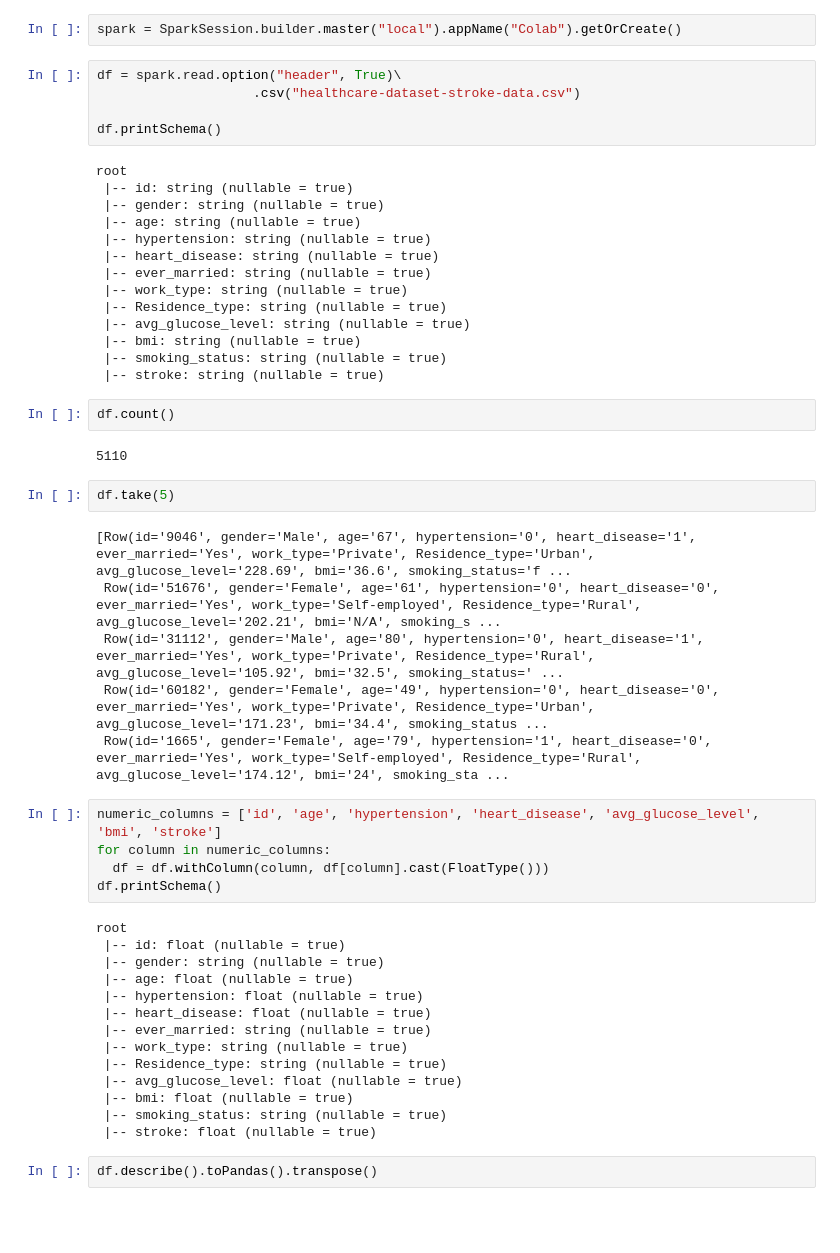
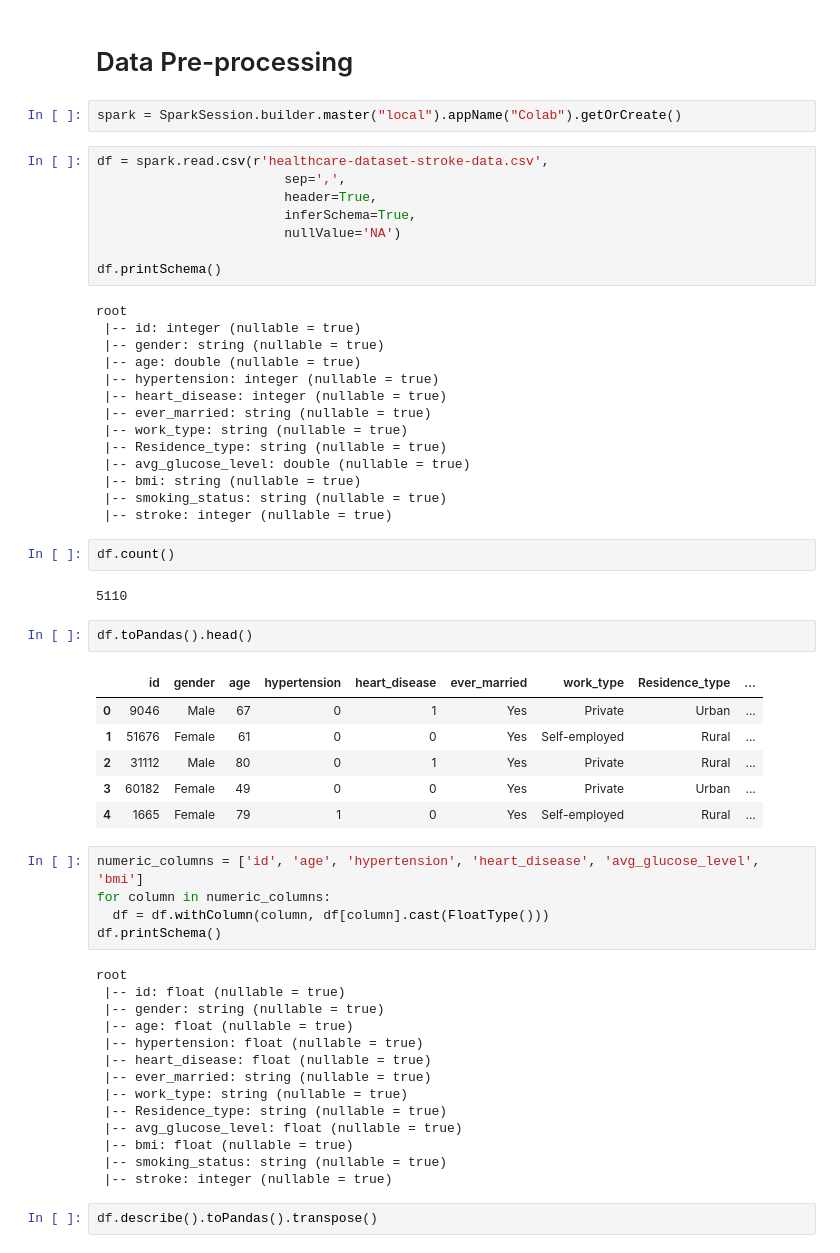
Before and after one commit to JouRous/BigData_FinalProject, a Jupyter notebook: final.ipynb, the cells around one changed output. Saved outputs shown, nothing was run; the diff lists cells and outputs as text; blank space fills up the shorter version.

```diff
--- a/final.ipynb
+++ b/final.ipynb
@@ -17,38 +24,44 @@ import seaborn as sns
+# %% [markdown]
+# Data Pre-processing
 # %%
 spark = SparkSession.builder.master("local").appName("Colab").getOrCreate()
 # %%
-df = spark.read.option("header", True)\
-                    .csv("healthcare-dataset-stroke-data.csv")
+df = spark.read.csv(r'healthcare-dataset-stroke-data.csv',
+                        sep=',',
+                        header=True,
+                        inferSchema=True,
+                        nullValue='NA')
 
 df.printSchema()
 # %% [output]
 root
- |-- id: string (nullable = true)
+ |-- id: integer (nullable = true)
  |-- gender: string (nullable = true)
- |-- age: string (nullable = true)
- |-- hypertension: string (nullable = true)
- |-- heart_disease: string (nullable = true)
+ |-- age: double (nullable = true)
+ |-- hypertension: integer (nullable = true)
+ |-- heart_disease: integer (nullable = true)
  |-- ever_married: string (nullable = true)
  |-- work_type: string (nullable = true)
  |-- Residence_type: string (nullable = true)
- |-- avg_glucose_level: string (nullable = true)
+ |-- avg_glucose_level: double (nullable = true)
  |-- bmi: string (nullable = true)
  |-- smoking_status: string (nullable = true)
- |-- stroke: string (nullable = true)
+ |-- stroke: integer (nullable = true)
 # %%
 df.count()
 # %% [output]
 5110
-# %%
-df.take(5)
-# %% [output]
-[Row(id='9046', gender='Male', age='67', hypertension='0', heart_disease='1', ever_married='Yes', work_type='Private', Residence_type='Urban', avg_glucose_level='228.69', bmi='36.6', smoking_status='f ...
- Row(id='51676', gender='Female', age='61', hypertension='0', heart_disease='0', ever_married='Yes', work_type='Self-employed', Residence_type='Rural', avg_glucose_level='202.21', bmi='N/A', smoking_s ...
- Row(id='31112', gender='Male', age='80', hypertension='0', heart_disease='1', ever_married='Yes', work_type='Private', Residence_type='Rural', avg_glucose_level='105.92', bmi='32.5', smoking_status=' ...
- Row(id='60182', gender='Female', age='49', hypertension='0', heart_disease='0', ever_married='Yes', work_type='Private', Residence_type='Urban', avg_glucose_level='171.23', bmi='34.4', smoking_status ...
- Row(id='1665', gender='Female', age='79', hypertension='1', heart_disease='0', ever_married='Yes', work_type='Self-employed', Residence_type='Rural', avg_glucose_level='174.12', bmi='24', smoking_sta ...
+# %%
+df.toPandas().head()
+# %% [output]
+|  | id | gender | age | hypertension | heart_disease | ever_married | work_type | Residence_type | ... |
+| 0 | 9046 | Male | 67 | 0 | 1 | Yes | Private | Urban | ... |
+| 1 | 51676 | Female | 61 | 0 | 0 | Yes | Self-employed | Rural | ... |
+| 2 | 31112 | Male | 80 | 0 | 1 | Yes | Private | Rural | ... |
+| 3 | 60182 | Female | 49 | 0 | 0 | Yes | Private | Urban | ... |
+| 4 | 1665 | Female | 79 | 1 | 0 | Yes | Self-employed | Rural | ... |
 # %%
-numeric_columns = ['id', 'age', 'hypertension', 'heart_disease', 'avg_glucose_level', 'bmi', 'stroke']
+numeric_columns = ['id', 'age', 'hypertension', 'heart_disease', 'avg_glucose_level', 'bmi']
 for column in numeric_columns:
   df = df.withColumn(column, df[column].cast(FloatType()))
 df.printSchema()
@@ -65,7 +78,7 @@ root
  |-- avg_glucose_level: float (nullable = true)
  |-- bmi: float (nullable = true)
  |-- smoking_status: string (nullable = true)
- |-- stroke: float (nullable = true)
+ |-- stroke: integer (nullable = true)
 # %%
 df.describe().toPandas().transpose()
 # %% [output]
```
Also changed, not shown: parts of 47 cells of this notebook, 2 other files.
